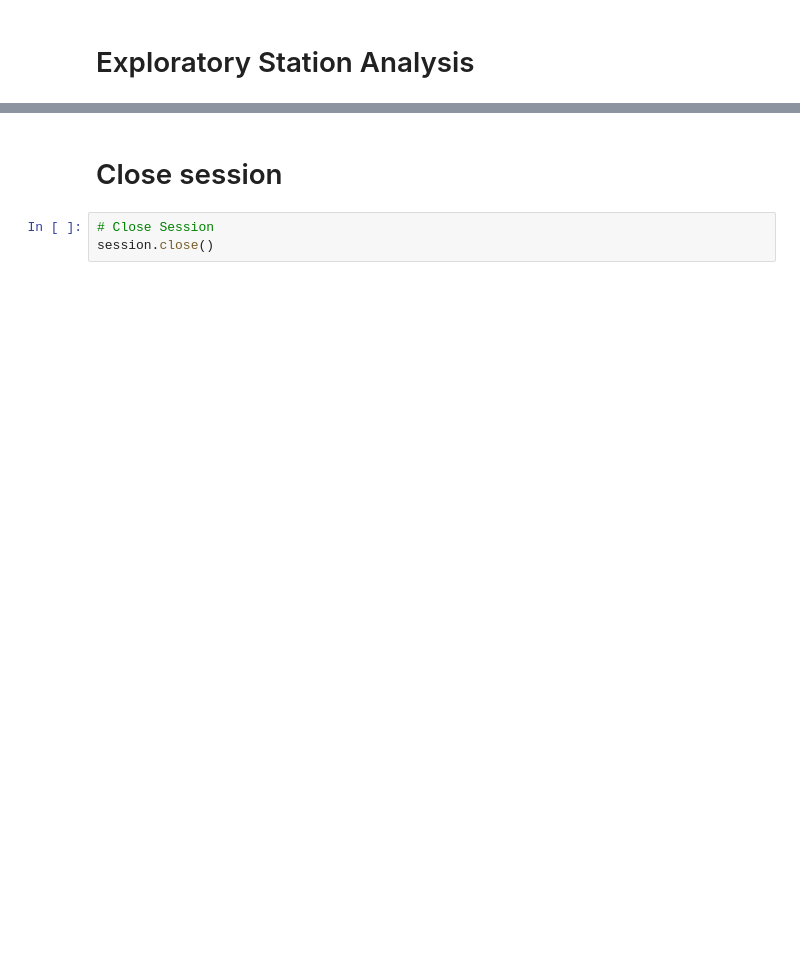
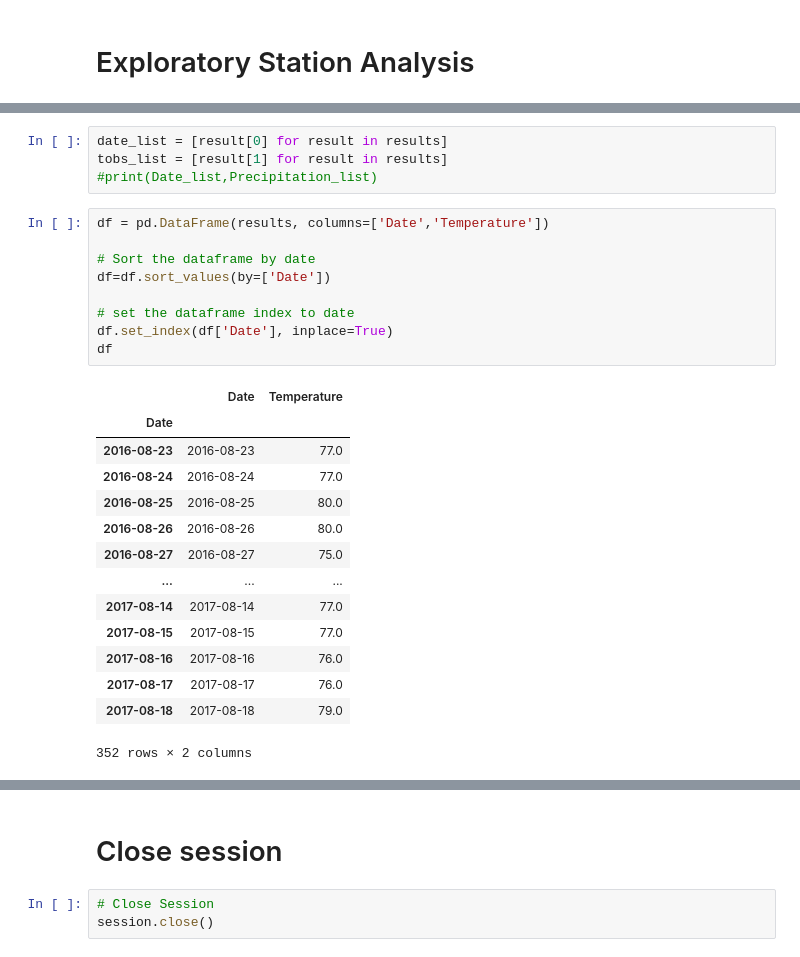
Before and after one commit to antoinetteboyle/SQLAlchemy-challenge, a Jupyter notebook: climate_starter.ipynb, the cells around one changed output, grey strips where cells are left out. Drawn from its saved outputs; the diff is of its cells as text; blank space fills up the shorter version.

```diff
--- a/climate_starter.ipynb
+++ b/climate_starter.ipynb
@@ -127,0 +167,28 @@ print(fatal_surfing)
+# %%
+date_list = [result[0] for result in results]
+tobs_list = [result[1] for result in results]
+#print(Date_list,Precipitation_list)
+# %%
+df = pd.DataFrame(results, columns=['Date','Temperature'])
+
+# Sort the dataframe by date
+df=df.sort_values(by=['Date'])
+
+# set the dataframe index to date
+df.set_index(df['Date'], inplace=True)
+df
+# %% [output]
+|  | Date | Temperature |
+| Date |  |  |
+| 2016-08-23 | 2016-08-23 | 77.0 |
+| 2016-08-24 | 2016-08-24 | 77.0 |
+| 2016-08-25 | 2016-08-25 | 80.0 |
+| 2016-08-26 | 2016-08-26 | 80.0 |
+| 2016-08-27 | 2016-08-27 | 75.0 |
+| ... | ... | ... |
+| 2017-08-14 | 2017-08-14 | 77.0 |
+| 2017-08-15 | 2017-08-15 | 77.0 |
+| 2017-08-16 | 2017-08-16 | 76.0 |
+| 2017-08-17 | 2017-08-17 | 76.0 |
+| 2017-08-18 | 2017-08-18 | 79.0 |
+352 rows × 2 columns
```
Also changed, not shown: parts of 16 cells of this notebook, 1 other file.
